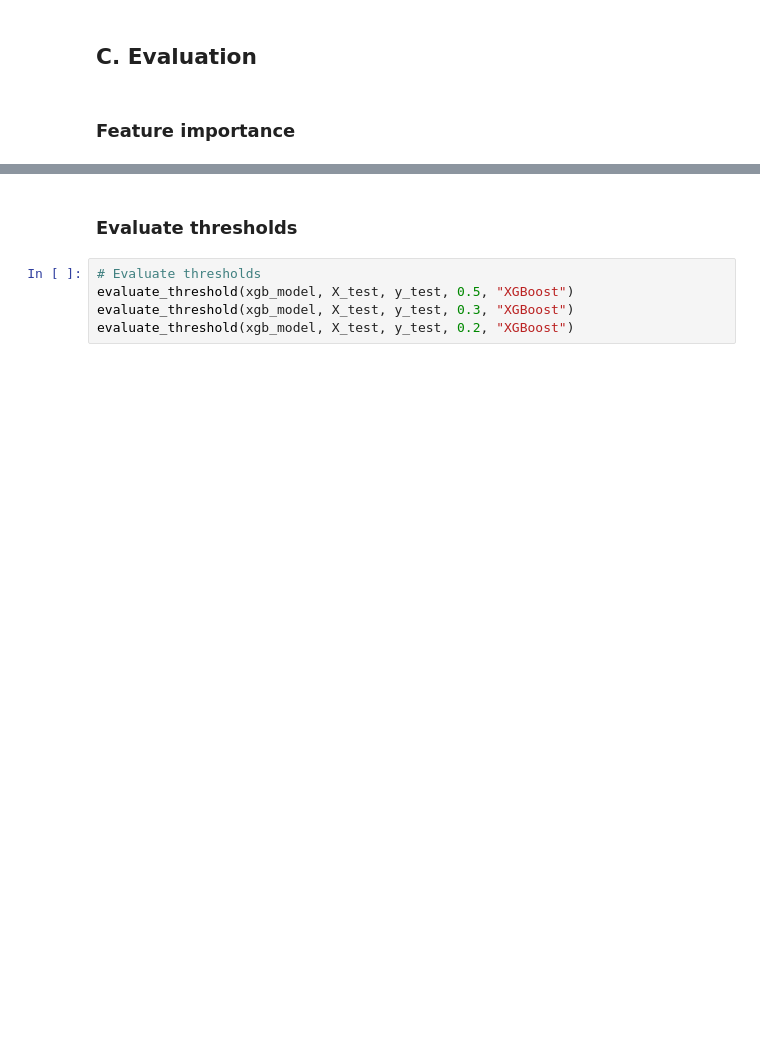
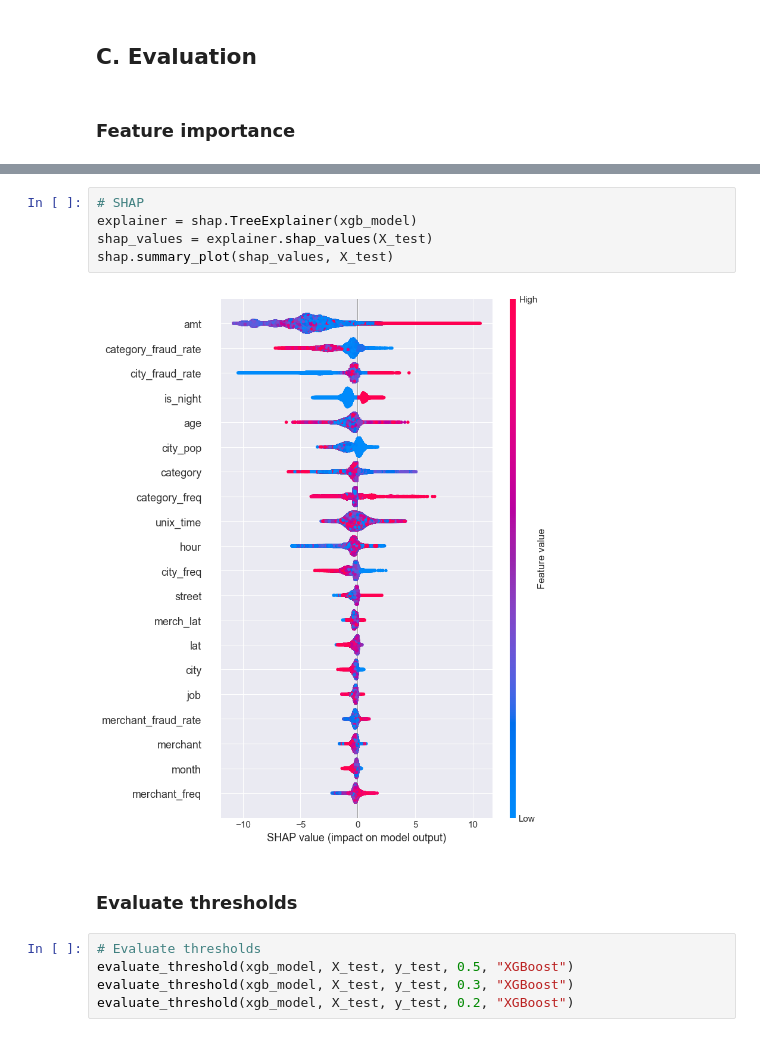
Before and after one commit to Dai-Nguyen1506/AI66A_group_1, a Jupyter notebook: notebooks/03_model_training.ipynb, the cells around one changed output, grey strips where cells are left out. Drawn from its saved outputs; the diff is of its cells as text; blank space fills up the shorter version.

Commit message:
Add SHAP

```diff
--- a/notebooks/03_model_training.ipynb
+++ b/notebooks/03_model_training.ipynb
@@ -322,3 +324,10 @@ plt.show()
+# %%
+# SHAP
+explainer = shap.TreeExplainer(xgb_model)
+shap_values = explainer.shap_values(X_test)
+shap.summary_plot(shap_values, X_test)
+# %% [output]
+[figure, added]
 # %% [markdown]
 ### Evaluate thresholds
 # %%
```
Also changed, not shown: parts of 15 cells of this notebook.
